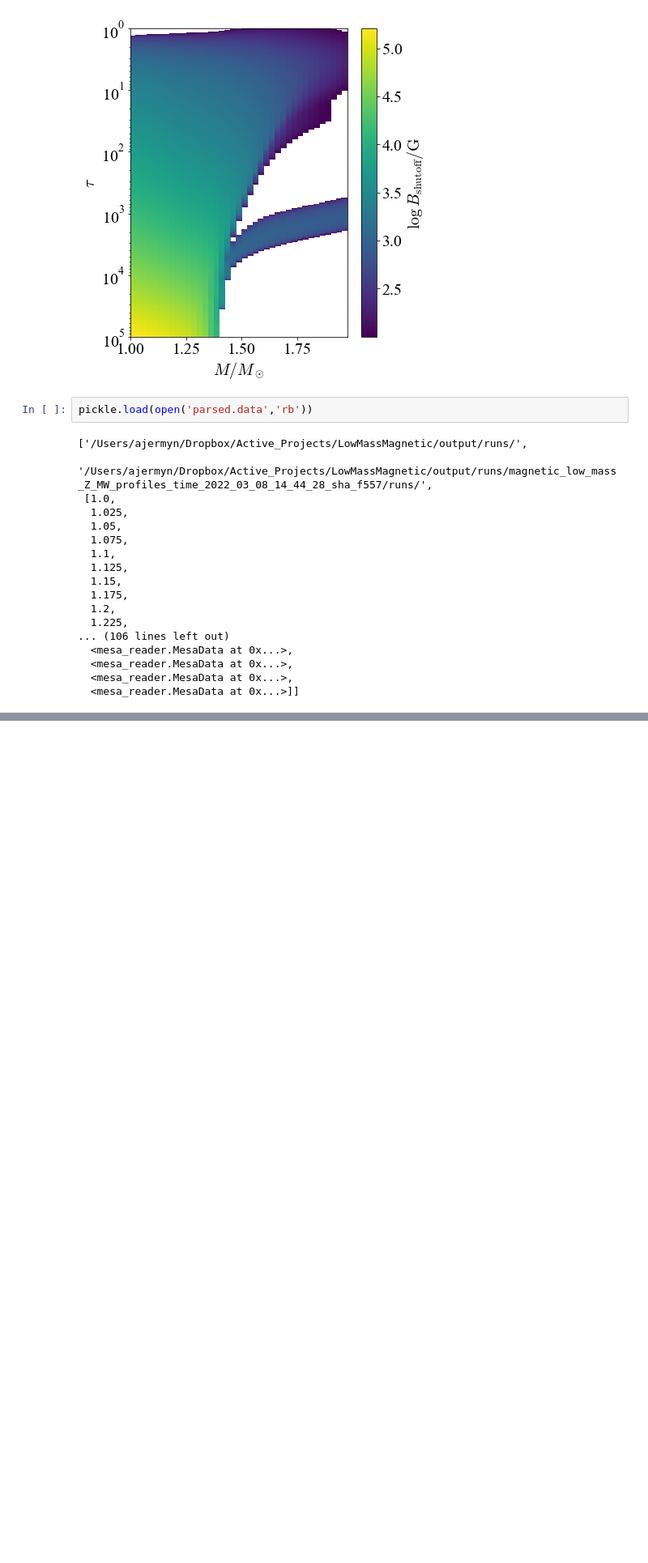
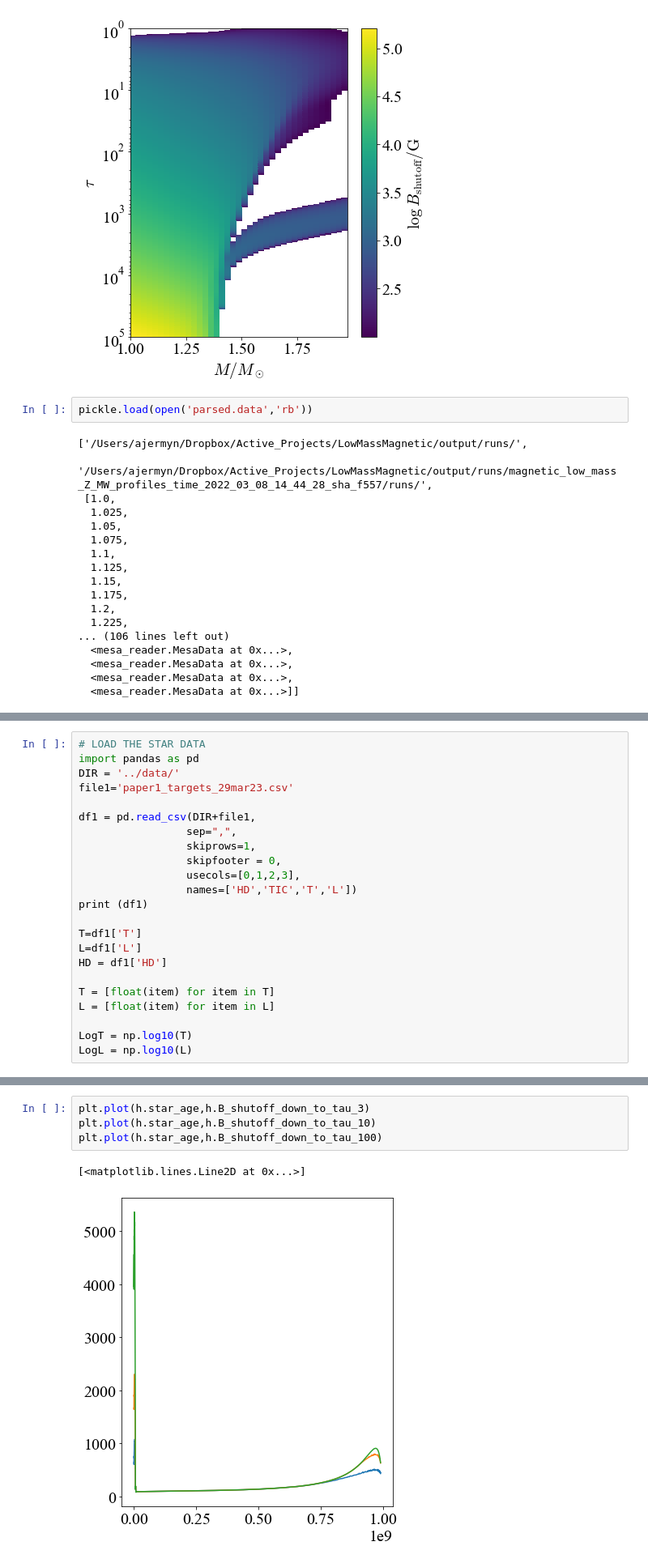
Before and after one commit to matteocantiello/gwade, a Jupyter notebook: code/gwade.ipynb, the cells around one changed output, grey strips where cells are left out. Shown at 81% size. Saved outputs shown, nothing was run; the diff lists cells and outputs as text; blank space fills up the shorter version.

```diff
--- a/code/gwade.ipynb
+++ b/code/gwade.ipynb
@@ -288,0 +310,23 @@ OSError: /Users/ajermyn/Dropbox/Active_Projects/LowMassMagnetic/output/runs/magn
+# %%
+# LOAD THE STAR DATA
+import pandas as pd
+DIR = '../data/'
+file1='paper1_targets_29mar23.csv'
+
+df1 = pd.read_csv(DIR+file1,
+                 sep=",",
+                 skiprows=1,
+                 skipfooter = 0,
+                 usecols=[0,1,2,3],
+                 names=['HD','TIC','T','L'])
+print (df1)
+
+T=df1['T']
+L=df1['L']
+HD = df1['HD']
+
+T = [float(item) for item in T]
+L = [float(item) for item in L]
+
+LogT = np.log10(T)
+LogL = np.log10(L)
@@ -288,0 +905,7 @@ OSError: /Users/ajermyn/Dropbox/Active_Projects/LowMassMagnetic/output/runs/magn
+# %%
+plt.plot(h.star_age,h.B_shutoff_down_to_tau_3)
+plt.plot(h.star_age,h.B_shutoff_down_to_tau_10)
+plt.plot(h.star_age,h.B_shutoff_down_to_tau_100)
+# %% [output]
+[<matplotlib.lines.Line2D at 0x...>]
+[figure, added]
```
Also changed, not shown: parts of 15 cells of this notebook, 1 other file.
